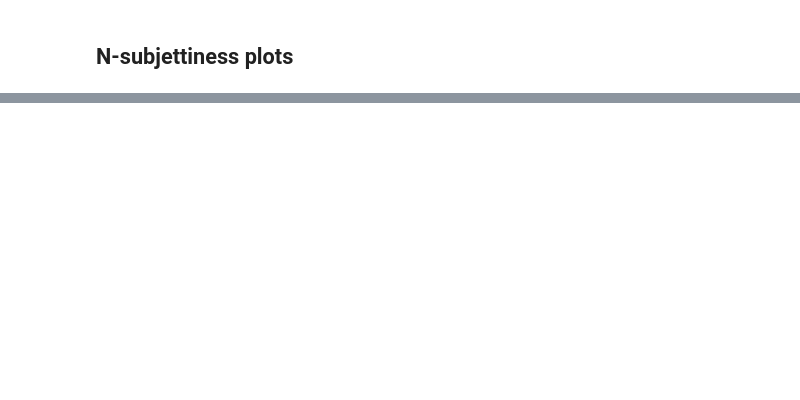
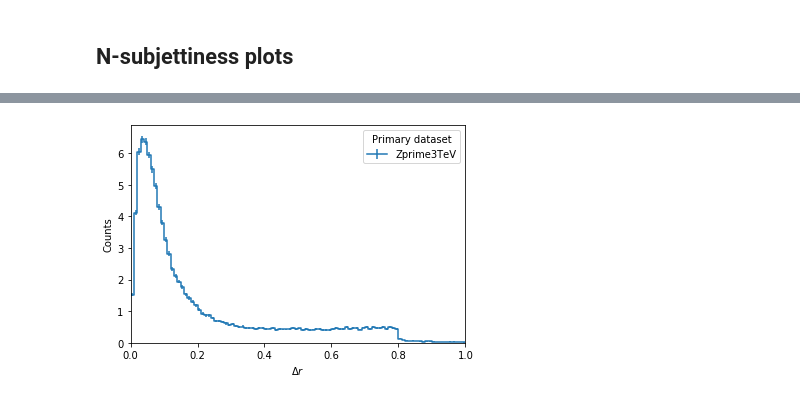
Before and after one commit to mdmorris/XAICoffea, a Jupyter notebook: CheckJets.ipynb, the cells around one changed output, grey strips where cells are left out. Saved outputs shown, nothing was run; the diff lists cells and outputs as text; code cells hidden in the pictures; blank space fills up the shorter version.

```diff
--- a/CheckJets.ipynb
+++ b/CheckJets.ipynb
@@ -207,0 +226,4 @@ for plot in ['tau21_jet', 'tau31_jet', 'tau41_jet', 'tau51_jet', 'tau61_jet', 't
+# %%
+fig, ax = hist.plotgrid(output['dr_jet_constituent'], overlay="dataset", stack=False, density=True)
+# %% [output]
+[figure, added]
```
Also changed, not shown: parts of 4 cells of this notebook.
